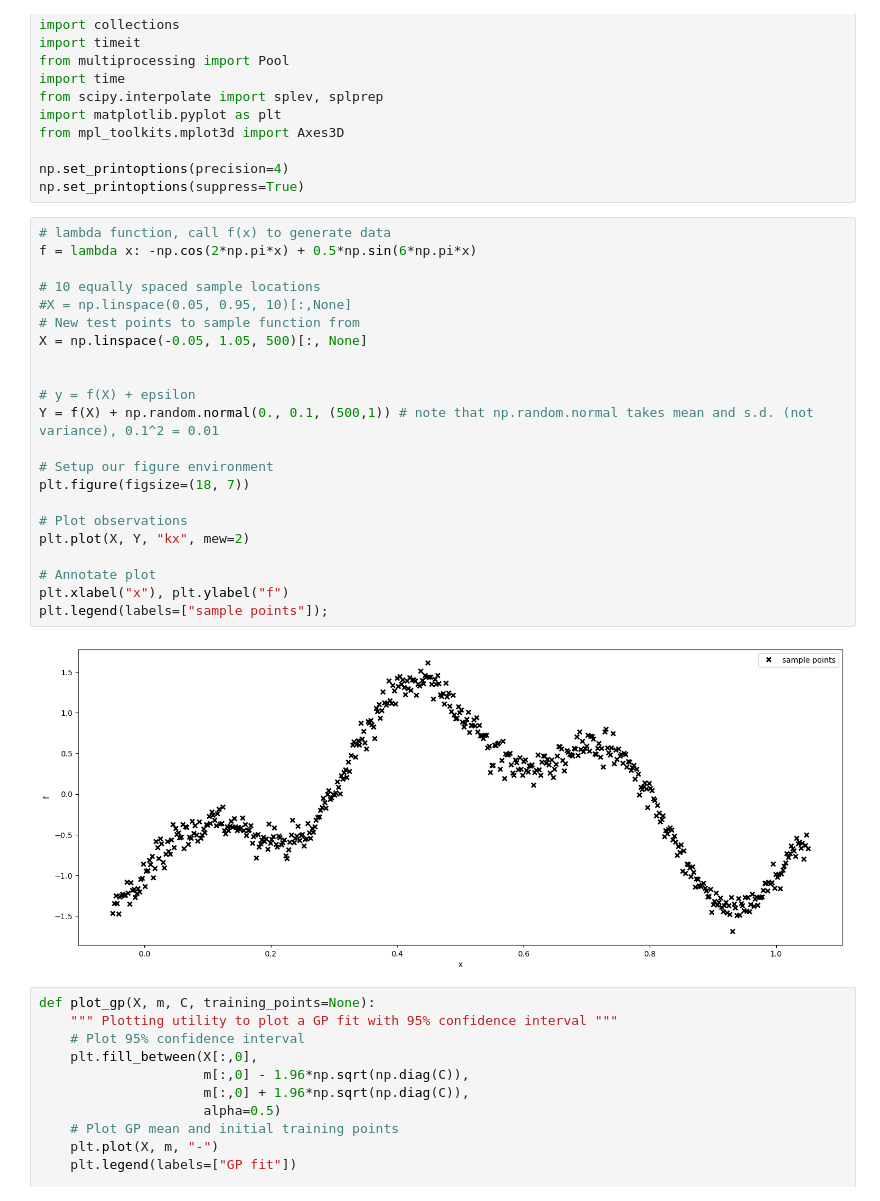
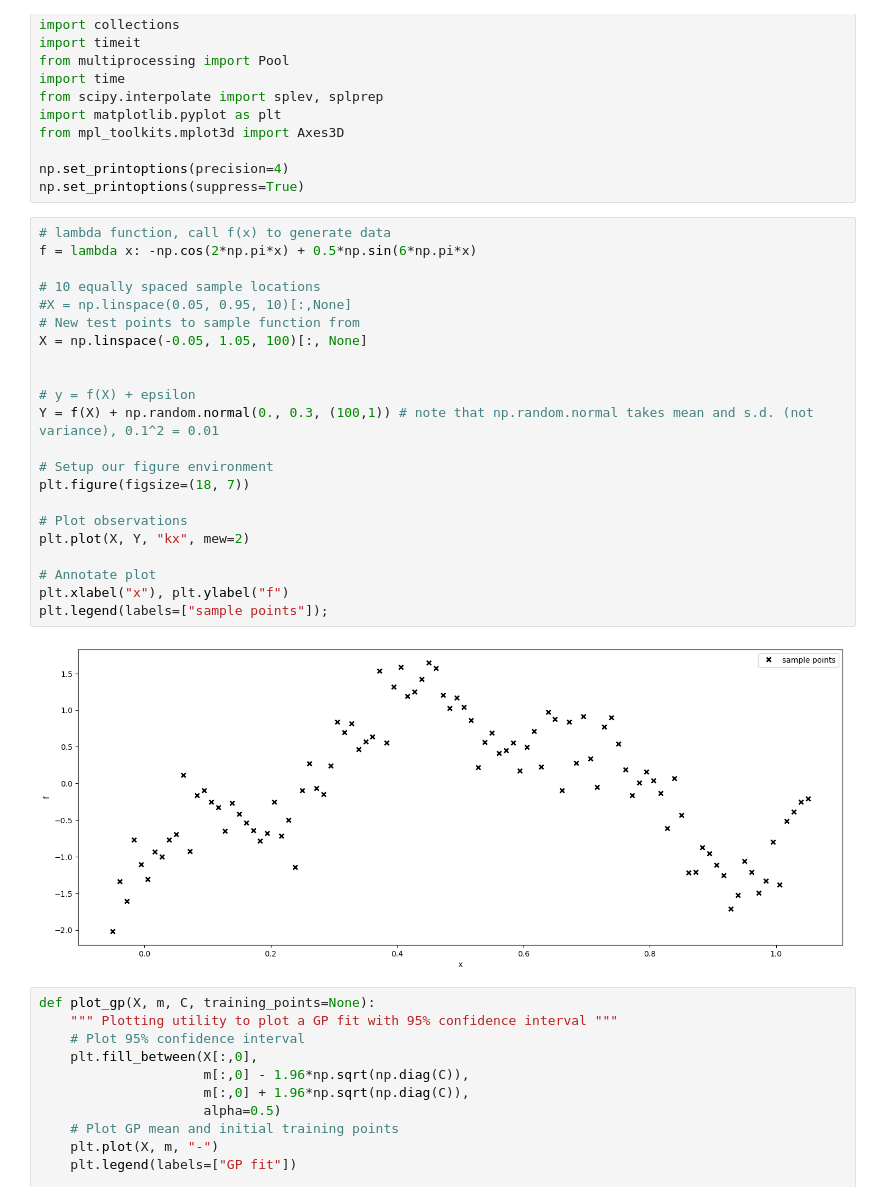
Before and after one commit to maxpape/drone_mt_ros2, a Jupyter notebook: gpy_test.ipynb, the cells around one changed output. Saved outputs shown, nothing was run; the diff lists cells and outputs as text.

```diff
--- a/gpy_test.ipynb
+++ b/gpy_test.ipynb
@@ -17,27 +17,27 @@ np.set_printoptions(suppress=True)
 # %%
 # lambda function, call f(x) to generate data
 f = lambda x: -np.cos(2*np.pi*x) + 0.5*np.sin(6*np.pi*x)
 
 # 10 equally spaced sample locations
 #X = np.linspace(0.05, 0.95, 10)[:,None]
 # New test points to sample function from
-X = np.linspace(-0.05, 1.05, 500)[:, None]
+X = np.linspace(-0.05, 1.05, 100)[:, None]
 
 
 # y = f(X) + epsilon
-Y = f(X) + np.random.normal(0., 0.1, (500,1)) # note that np.random.normal takes mean and s.d. (not variance), 0.1^2 = 0.01
+Y = f(X) + np.random.normal(0., 0.3, (100,1)) # note that np.random.normal takes mean and s.d. (not variance), 0.1^2 = 0.01
 
 # Setup our figure environment
 plt.figure(figsize=(18, 7))
 
 # Plot observations
 plt.plot(X, Y, "kx", mew=2)
 
 # Annotate plot
 plt.xlabel("x"), plt.ylabel("f")
 plt.legend(labels=["sample points"]);
 # %% [output]
-[figure, old version]
+[figure, new version]
 # %%
 def plot_gp(X, m, C, training_points=None):
     """ Plotting utility to plot a GP fit with 95% confidence interval """
```
Also changed, not shown: parts of 2 cells of this notebook, 2 other files.
